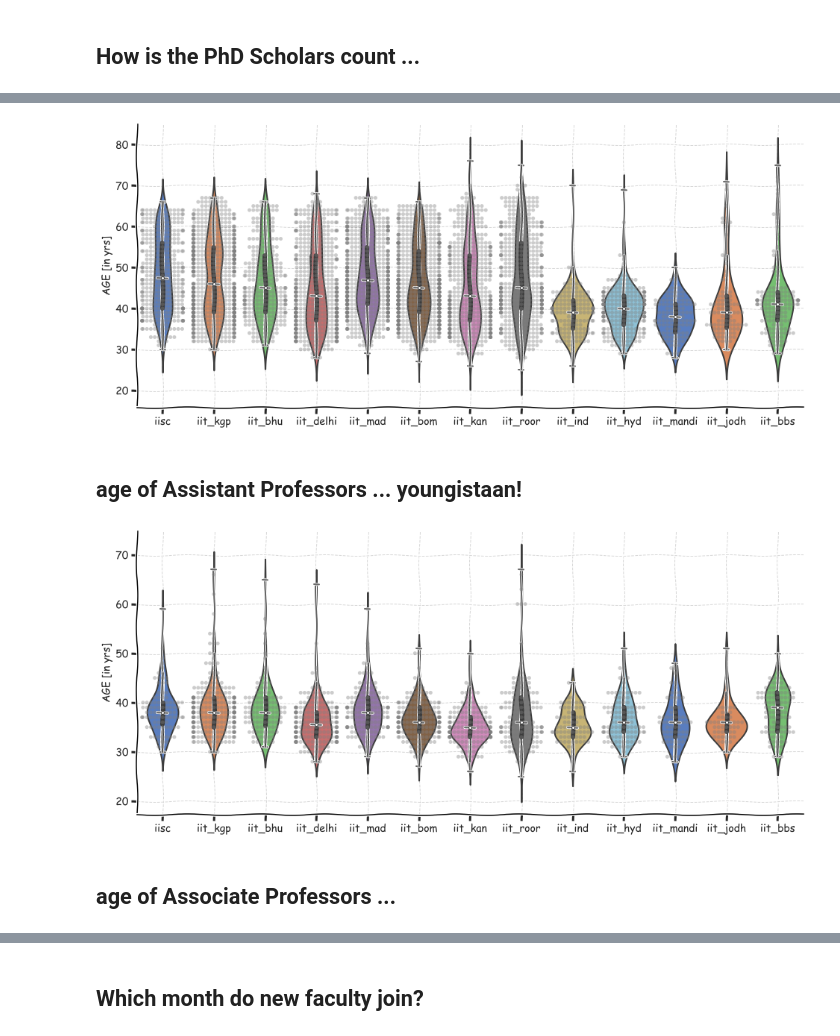
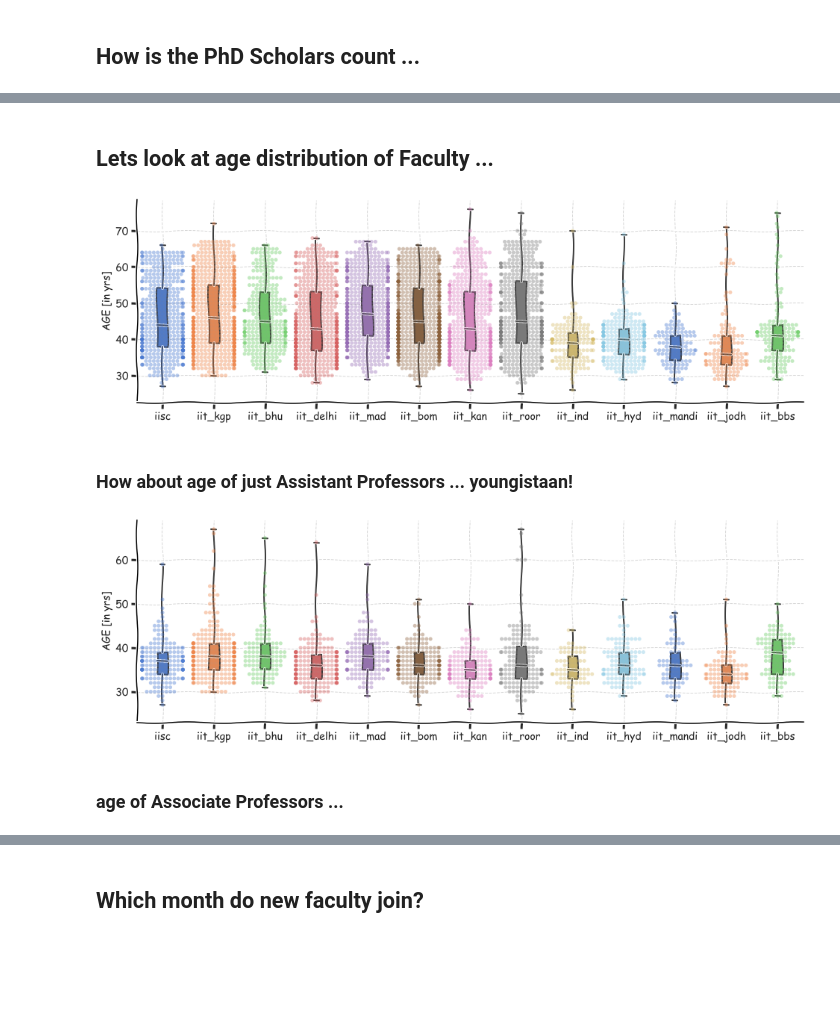
Before and after one commit to neerajww/myblog, a Jupyter notebook: _notebooks/2021-06-23-indian_institutes_nirf.ipynb, the cells around one changed output, grey strips where cells are left out. Drawn from its saved outputs; the diff is of its cells as text; code cells hidden in the pictures; blank space fills up the shorter version.

Commit message:
added indian faculty base visualization

```diff
--- a/_notebooks/2021-06-23-indian_institutes_nirf.ipynb
+++ b/_notebooks/2021-06-23-indian_institutes_nirf.ipynb
@@ -344,7 +364,7 @@ with plt.xkcd():
     plt.legend(frameon=False,fontsize=FS)
     plt.xticks(fontsize=FS)
     plt.yticks(fontsize=FS)
-    ax.set_ylabel('COUNT', fontsize=FS)
+    ax.set_ylabel('SCHOLAR COUNT \n (as of 2020-21)', fontsize=FS)
     ax.spines['right'].set_visible(False)
     ax.spines['top'].set_visible(False)
     # fmt = '.pdf'
@@ -398,0 +411,34 @@ with plt.xkcd():
+# %%
+#collapse
+# plot all salary exoense
+data = {}
+keys_1 = ['staff_salaries']
+
+val_fac_count = []
+for institute in institutes:
+    val_fac_count.append(len(df_fac[df_fac['institute']==institute]))
+
+with plt.xkcd():
+    fig = plt.subplots(figsize=[10,10])
+    ax = plt.subplot(1,1,1)
+    FS = 14
+
+    clr = ['cornflowerblue','lightcoral']
+    for i in range(len(institutes)):
+        ax.scatter(df_admin['staff_salaries'].values[i]/1e7,val_fac_count[i],s=100,alpha=.75)
+        plt.text(df_admin['staff_salaries'].values[i]/1e7+np.random.randint(-5,5),val_fac_count[i]+np.random.randint(0,10),
+                 institutes[i],fontsize=FS-2, rotation=np.random.randint(-90,90))
+    ax.plot([0,700],[0,700],'--',c='black',alpha=0.5)
+    plt.xticks(fontsize=FS)
+    plt.yticks(fontsize=FS)
+    ax.spines['top'].set_visible(False)
+    ax.spines['right'].set_visible(False)
+    ax.set_xlabel('SALARY EXPENSE (teaching and non-teaching) [in Cr. INR]')
+    ax.set_ylabel('FACULTY COUNT (Assis.+Assoc.+Full Prof.)')
+    ax.grid(color='gray', linestyle='--', linewidth=1,alpha=.3)
+    ax.set_xlim([0,750])
+    ax.set_ylim([0,750])
+    # fmt = '.pdf'
+    # if fig_save:
+    #     ax.figure.savefig(path_store_figure+"dicova_track_2_dur"+fmt, bbox_inches='tight')
+    plt.show()
@@ -399,39 +447,41 @@ with plt.xkcd():
+# %% [markdown]
+## Lets look at age distribution of Faculty ...
 # %%
 #collapse
 # plot age (without gender)
 df = df_fac.copy()
 data = {}
 keys = ['age','gender','designation']
 for key in keys:
     data[key] = []
 
 for institute in institutes:
     for key in keys:
         data[key].append(df[(df['institute']==institute)][key].values)
 
 with plt.xkcd():
-    fig = plt.subplots(figsize=[16,7])
+    fig = plt.subplots(figsize=[16,5])
     ax = plt.subplot(1,1,1)
     FS = 14
 
-    sns.boxplot(data = data['age'], whis = np.inf,width = 0.2,color=(.3,.8,1))
-    sns.swarmplot(data = data['age'], color='gray',alpha=0.4)
-    sns.violinplot(data = data['age'], palette="muted")
+    sns.boxplot(data = data['age'], whis = np.inf,width = 0.2,color=(.3,.8,1),palette="muted")
+    sns.swarmplot(data = data['age'], color='gray',alpha=0.4,palette="muted")
+#     sns.violinplot(data = data['age'], palette="muted")
     plt.xticks(np.arange(0,len(institutes)),institutes,rotation=0, fontsize=FS-2)
     ax.grid(color='gray', linestyle='--', linewidth=1,alpha=.3)
     plt.xticks(fontsize=FS)
     plt.yticks(fontsize=FS)
     ax.set_ylabel('AGE [in yrs]', fontsize=FS)
     ax.spines['right'].set_visible(False)
     ax.spines['top'].set_visible(False)
     # fmt = '.pdf'
     # if fig_save:
     #     ax.figure.savefig(path_store_figure+"dicova_track_2_dur"+fmt, bbox_inches='tight')
     plt.show()
 # %% [output]
-[figure, old version]
+[figure, new version]
 # %% [markdown]
-## age of Assistant Professors ... youngistaan!
+### How about age of just Assistant Professors ... youngistaan!
 # %%
 #collapse
 # plot age (without gender)
@@ -445,13 +495,13 @@ for institute in institutes:
         data[key].append(df[(df['institute']==institute)&(df['designation']=='Assistant')][key].values)
 
 with plt.xkcd():
-    fig = plt.subplots(figsize=[16,7])
+    fig = plt.subplots(figsize=[16,5])
     ax = plt.subplot(1,1,1)
     FS = 14
 
-    sns.boxplot(data = data['age'], whis = np.inf,width = 0.2,color=(.3,.8,1))
-    sns.swarmplot(data = data['age'], color='gray',alpha=0.4)
-    sns.violinplot(data = data['age'], palette="muted")
+    sns.boxplot(data = data['age'], whis = np.inf,width = 0.2,color=(.3,.8,1),palette="muted")
+    sns.swarmplot(data = data['age'], color='gray',alpha=0.4,palette="muted")
+#     sns.violinplot(data = data['age'], palette="muted")
     plt.xticks(np.arange(0,len(institutes)),institutes,rotation=0, fontsize=FS-2)
     ax.grid(color='gray', linestyle='--', linewidth=1,alpha=.3)
     plt.xticks(fontsize=FS)
@@ -464,9 +514,9 @@ with plt.xkcd():
     #     ax.figure.savefig(path_store_figure+"dicova_track_2_dur"+fmt, bbox_inches='tight')
     plt.show()
 # %% [output]
-[figure, old version]
+[figure, new version]
 # %% [markdown]
-## age of Associate Professors ...
+### age of Associate Professors ...
 # %%
 #collapse
 # plot age (without gender)
```
Also changed, not shown: parts of 26 cells of this notebook.
